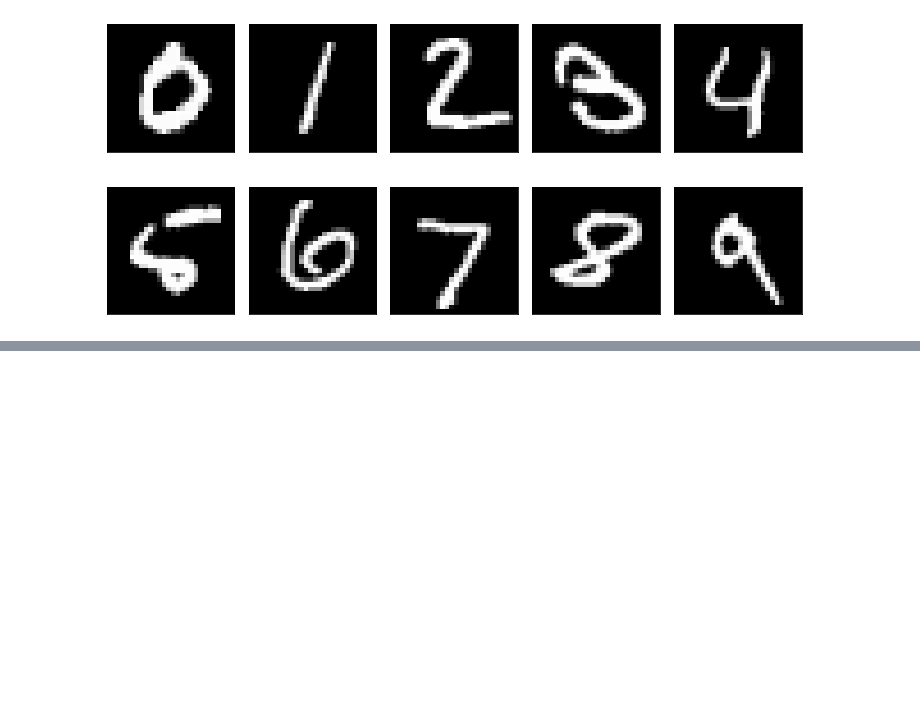
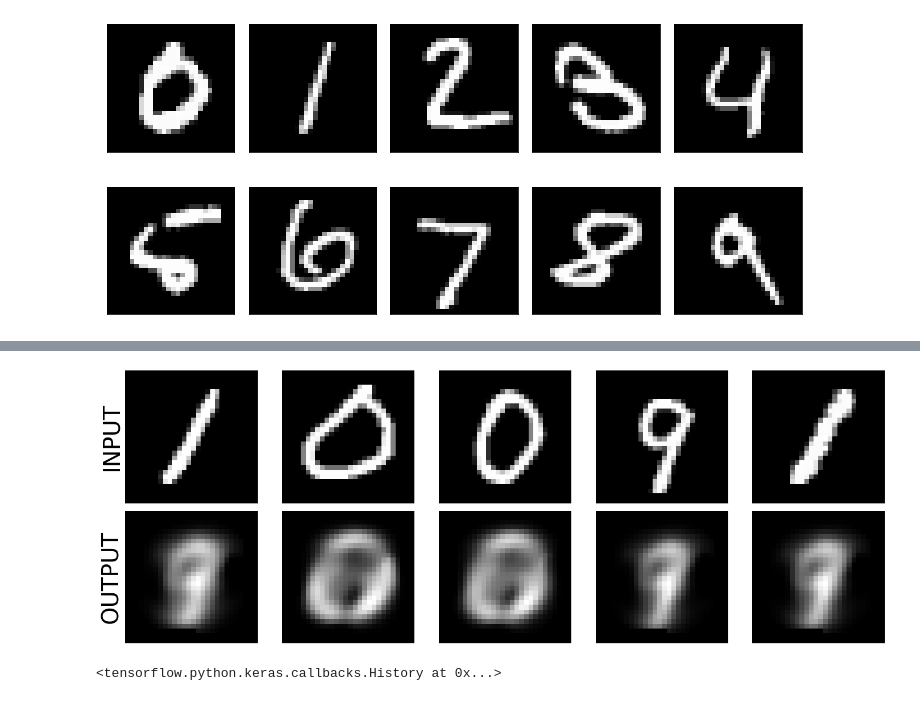
Before and after one commit to rebbrunner/data-science-env, a Jupyter notebook: notebooks/ch5_autoencoders.ipynb, the cells around one changed output, grey strips where cells are left out. Saved outputs shown, nothing was run; the diff lists cells and outputs as text; code cells hidden in the pictures; blank space fills up the shorter version.

```diff
--- a/notebooks/ch5_autoencoders.ipynb
+++ b/notebooks/ch5_autoencoders.ipynb
@@ -25,0 +58,8 @@ plt.show()
+# %%
+# Normalize
+x_train_reshaped = x_train_reshaped/255
+x_test_reshaped = x_test_reshaped/255
+# %%
+model.compile(optimizer='adam', loss='mean_squared_error')
+# %%
+model.fit(x_train_reshaped, x_train_reshaped, epochs=10)
@@ -25,0 +88,25 @@ plt.show()
+# %%
+output = model.predict(x_test_reshaped)
+# %%
+fig, ((ax1, ax2, ax3, ax4, ax5), (ax6, ax7, ax8, ax9, ax10)) = plt.subplots(2, 5, figsize=(20,7))
+randomly_selected_imgs = random.sample(range(output.shape[0]), 5)
+for i, ax in enumerate([ax1, ax2, ax3, ax4, ax5]):
+    ax.imshow(x_test[randomly_selected_imgs[i]], cmap='gray')
+    if i == 0:
+        ax.set_ylabel('INPUT', size=40)
+    ax.grid(False)
+    ax.set_xticks([])
+    ax.set_yticks([])
+
+for i, ax in enumerate([ax6, ax7, ax8, ax9, ax10]):
+    ax.imshow(output[randomly_selected_imgs[i]].reshape(28, 28), cmap='gray')
+    if i == 0:
+        ax.set_ylabel('OUTPUT', size=40)
+    ax.grid(False)
+    ax.set_xticks([])
+    ax.set_yticks([])
+
+plt.tight_layout()
+plt.show()
+# %% [output]
+[figure, added]
@@ -25,0 +119,17 @@ plt.show()
+# %%
+hiddenLayerSize_2_model.compile(optimizer='adam', loss='mean_squared_error')
+hiddenLayerSize_2_model.fit(x_train_reshaped, x_train_reshaped, epochs=10, verbose=0)
+
+hiddenLayerSize_4_model.compile(optimizer='adam', loss='mean_squared_error')
+hiddenLayerSize_4_model.fit(x_train_reshaped, x_train_reshaped, epochs=10, verbose=0)
+
+hiddenLayerSize_8_model.compile(optimizer='adam', loss='mean_squared_error')
+hiddenLayerSize_8_model.fit(x_train_reshaped, x_train_reshaped, epochs=10, verbose=0)
+
+hiddenLayerSize_16_model.compile(optimizer='adam', loss='mean_squared_error')
+hiddenLayerSize_16_model.fit(x_train_reshaped, x_train_reshaped, epochs=10, verbose=0)
+
+hiddenLayerSize_32_model.compile(optimizer='adam', loss='mean_squared_error')
+hiddenLayerSize_32_model.fit(x_train_reshaped, x_train_reshaped, epochs=10, verbose=0)
+# %% [output]
+<tensorflow.python.keras.callbacks.History at 0x...>
```
Also changed, not shown: parts of 11 cells of this notebook.
